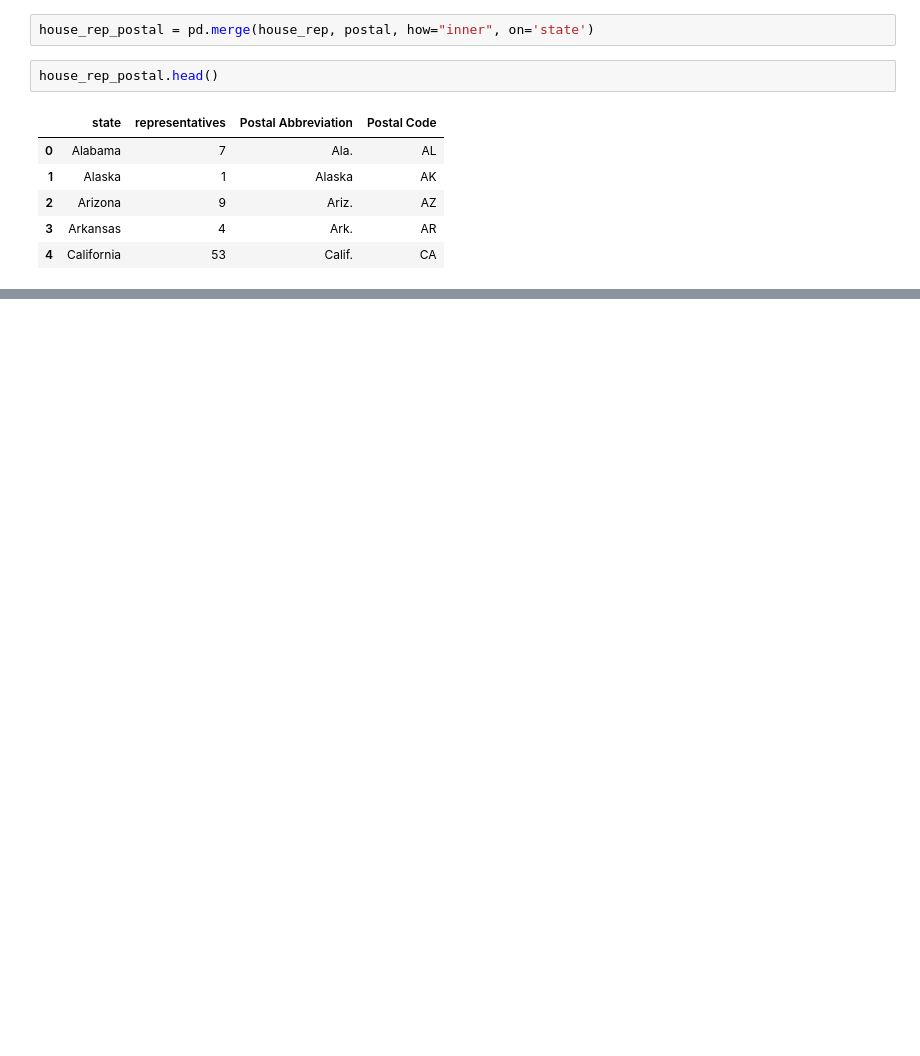
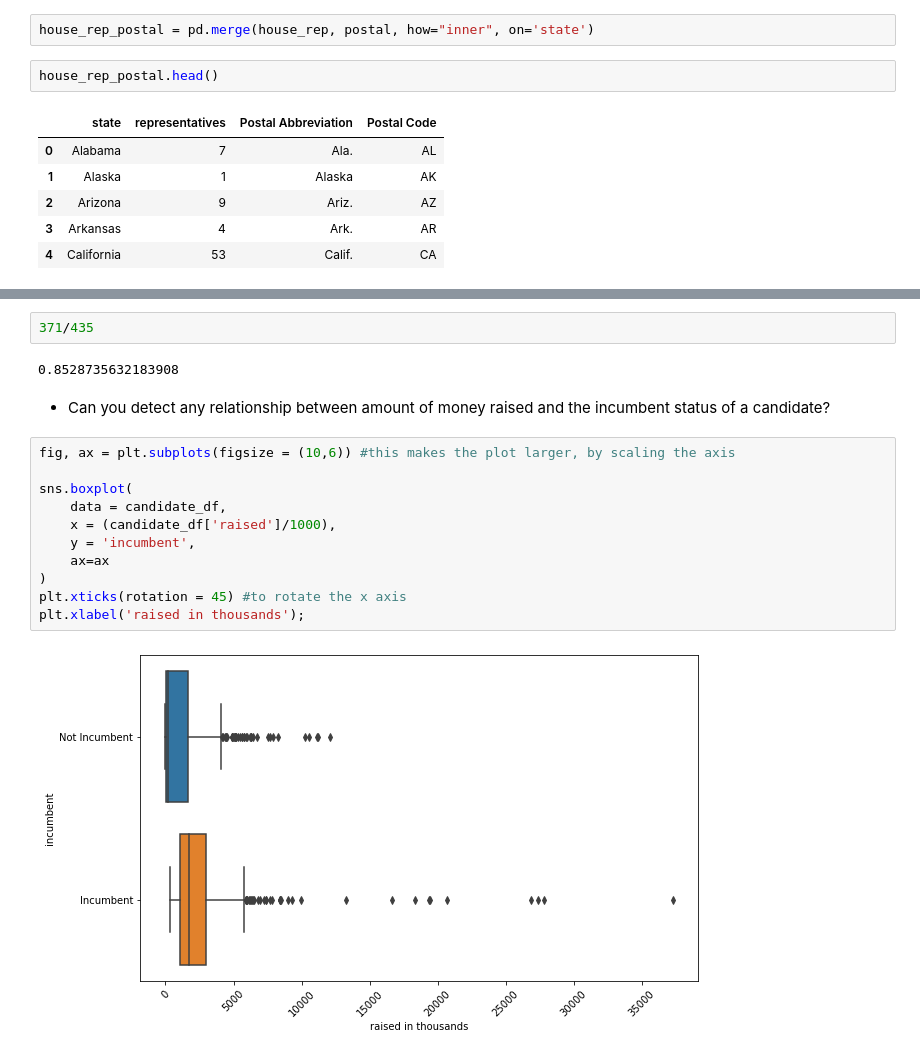
Before and after one commit to tomoumer/webscraping_open_secrets-pizza, a Jupyter notebook: notebooks/TU_webscrape.ipynb, the cells around one changed output, grey strips where cells are left out. Cells and saved outputs as stored; diff of their text form; blank space fills up the shorter version.

```diff
--- a/notebooks/TU_webscrape.ipynb
+++ b/notebooks/TU_webscrape.ipynb
@@ -277,0 +510,19 @@ house_rep_postal.head()
+# %%
+371/435
+# %% [output]
+0.8528735632183908
+# %% [markdown]
+- Can you detect any relationship between amount of money raised and the incumbent status of a candidate?
+# %%
+fig, ax = plt.subplots(figsize = (10,6)) #this makes the plot larger, by scaling the axis
+
+sns.boxplot(
+    data = candidate_df,
+    x = (candidate_df['raised']/1000),
+    y = 'incumbent',
+    ax=ax
+)
+plt.xticks(rotation = 45) #to rotate the x axis
+plt.xlabel('raised in thousands');
+# %% [output]
+[figure, added]
```
Also changed, not shown: parts of 25 cells of this notebook.
